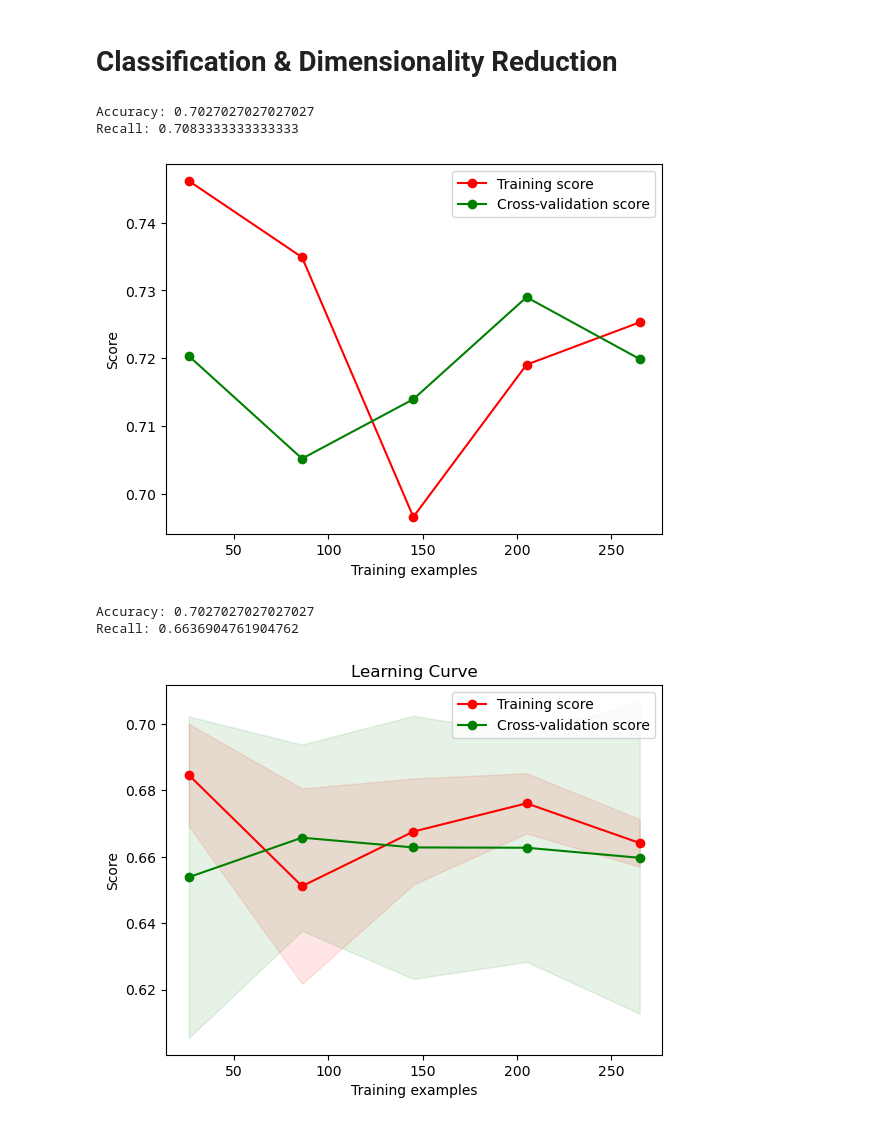
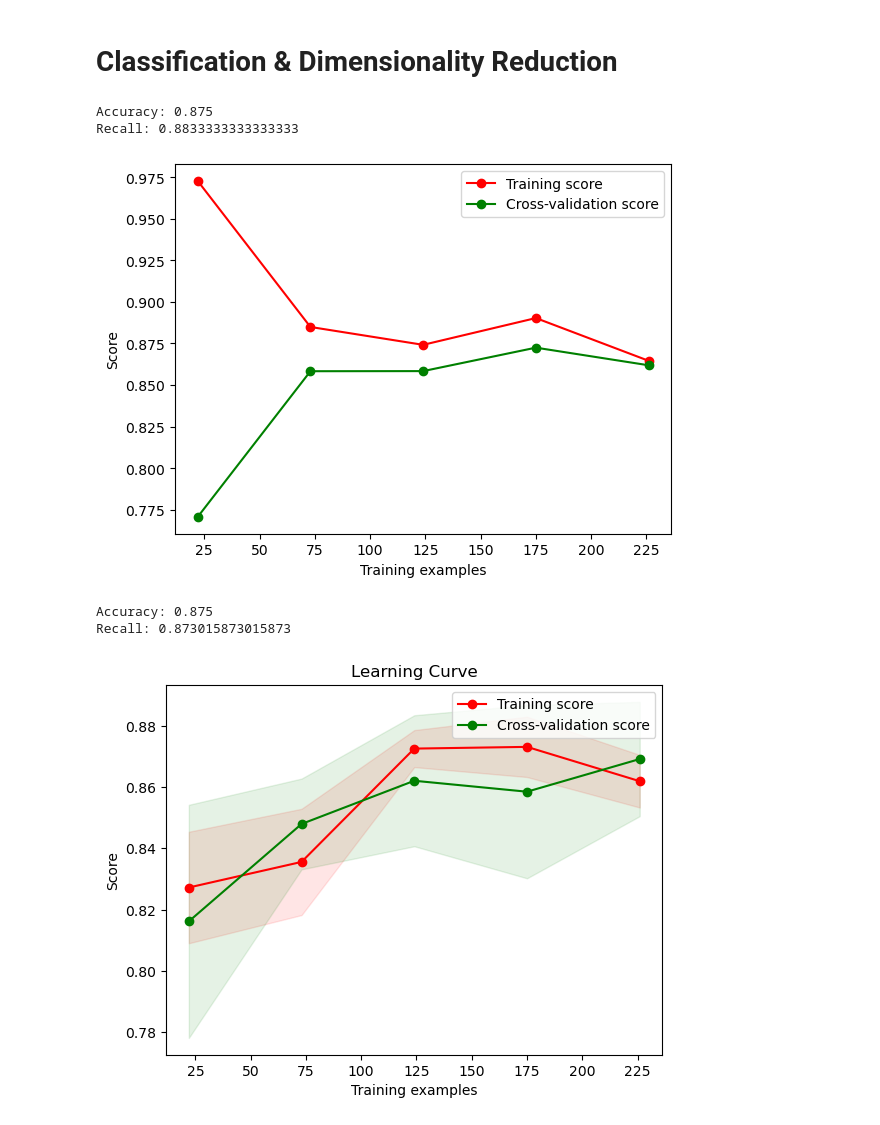
Before and after one commit to aghassel/Activity-Tracking-Project, a Jupyter notebook: features_classification.ipynb, the cells around one changed output. Saved outputs shown, nothing was run; the diff lists cells and outputs as text; code cells hidden in the pictures.

```diff
--- a/features_classification.ipynb
+++ b/features_classification.ipynb
@@ -81,33 +81,19 @@ def normalize_data(data):
 # %% [markdown]
 # Loading & Pre-processing
 # %%
-#Load the data and preprocess
-data_files = {
-        "abdellah": {
-            "jumping": {
-                "backright": "data/jumping/ajbrp_data.csv",
-                "frontleft": "data/jumping/ajflp_data.csv",
-            },
-            "walking": {
-                "backright": "data/walking/awbrp_data.csv",
-                "frontleft": "data/walking/awflp_data.csv",
-            },
-    },
-  }  # Your data files dictionary with activity and positions
-
 data_files = {
     "kyle": {
         "jumping": {
-            "hand": "data/jumping/kjh_data.csv",
-            "front": "data/jumping/kjf_data.csv",
-            "back": "data/jumping/kjb_data.csv",
+            #"hand": "data/jumping/kjh_data.csv",
+            #"front": "data/jumping/kjf_data.csv",
+            #"back": "data/jumping/kjb_data.csv",
             "newback": "data/newData/kyle_jump_back.csv",
             "newfront": "data/newData/kyle_jump_front.csv",
         },
         "walking": {
-            "hand": "data/walking/kwh_data.csv",
-            "front": "data/walking/kwf_data.csv",
-            "back": "data/walking/kwb_data.csv",
+            #"hand": "data/walking/kwh_data.csv",
+            #"front": "data/walking/kwf_data.csv",
+            #"back": "data/walking/kwb_data.csv",
             "newback": "data/newData/kyle_walk_back.csv",
             "newfront": "data/newData/kyle_walk_front.csv",
         },
@@ -142,5 +128,5 @@ data_files = {
 activity_codes = {"jumping": 0, "walking": 1}
 
 labeled_data = load_and_label_data(data_files)
-preprocessed_data = [remove_five_seconds_rolling(df, 5) for df in labeled_data]
+preprocessed_data = [remove_five_seconds_rolling(df, 20) for df in labeled_data]
 normalized_data = [normalize_data(df) for df in preprocessed_data]
@@ -194,9 +240,9 @@ plt.ylabel("Score")
 plt.legend(loc="best")
 plt.show()
 # %% [output]
-Accuracy: 0.7027027027027027
-Recall: 0.7083333333333333
+Accuracy: 0.875
+Recall: 0.8833333333333333
-[figure, old version]
+[figure, new version]
 # %%
 #Split the data into training and testing sets with 90% training and 10% testing
 X_train, X_test, Y_train, Y_test = train_test_split(data_matrix, label_vector, test_size=0.1, random_state=42, stratify=label_vector)
@@ -205,40 +251,40 @@ X_train, X_test, Y_train, Y_test = train_test_split(data_matrix, label_vector, t
 log_reg = LogisticRegression(max_iter=10000, penalty='l2')
 
 #Create a pipeline for the PCA and logistic regression
-pipeline = make_pipeline(PCA(n_components=0.95), log_reg)
+pipeline = make_pipeline(PCA(n_components=2), log_reg)
 
 #Train the model
 pipeline.fit(X_train, Y_train)
 
 #Apply the trained model on the test set and record the accuracy
 y_pred = pipeline.predict(X_test)
 acc = accuracy_score(Y_test, y_pred)
 print(f"Accuracy: {acc}")
 
 recall = recall_score(Y_test, y_pred, average='macro')
 print(f"Recall: {recall}")
 
 
 
 #Calculate and plot the learning curve
 train_sizes, train_scores, test_scores = learning_curve(pipeline, X_train, Y_train, cv=5, n_jobs=-1)
 
 train_scores_mean = np.mean(train_scores, axis=1)
 train_scores_std = np.std(train_scores, axis=1)
 test_scores_mean = np.mean(test_scores, axis=1)
 test_scores_std = np.std(test_scores, axis=1)
 
 plt.figure()
 plt.fill_between(train_sizes, train_scores_mean - train_scores_std, train_scores_mean + train_scores_std, alpha=0.1, color="r")
 plt.fill_between(train_sizes, test_scores_mean - test_scores_std, test_scores_mean + test_scores_std, alpha=0.1, color="g")
 plt.plot(train_sizes, train_scores_mean, 'o-', color="r", label="Training score")
 plt.plot(train_sizes, test_scores_mean, 'o-', color="g", label="Cross-validation score")
 plt.xlabel("Training examples")
 plt.ylabel("Score")
 plt.legend(loc="best")
 plt.title("Learning Curve")
 plt.show()
 # %% [output]
-Accuracy: 0.7027027027027027
-Recall: 0.6636904761904762
+Accuracy: 0.875
+Recall: 0.873015873015873
-[figure, old version]
+[figure, new version]
```
Also changed, not shown: parts of 6 cells of this notebook, 1 other file.
